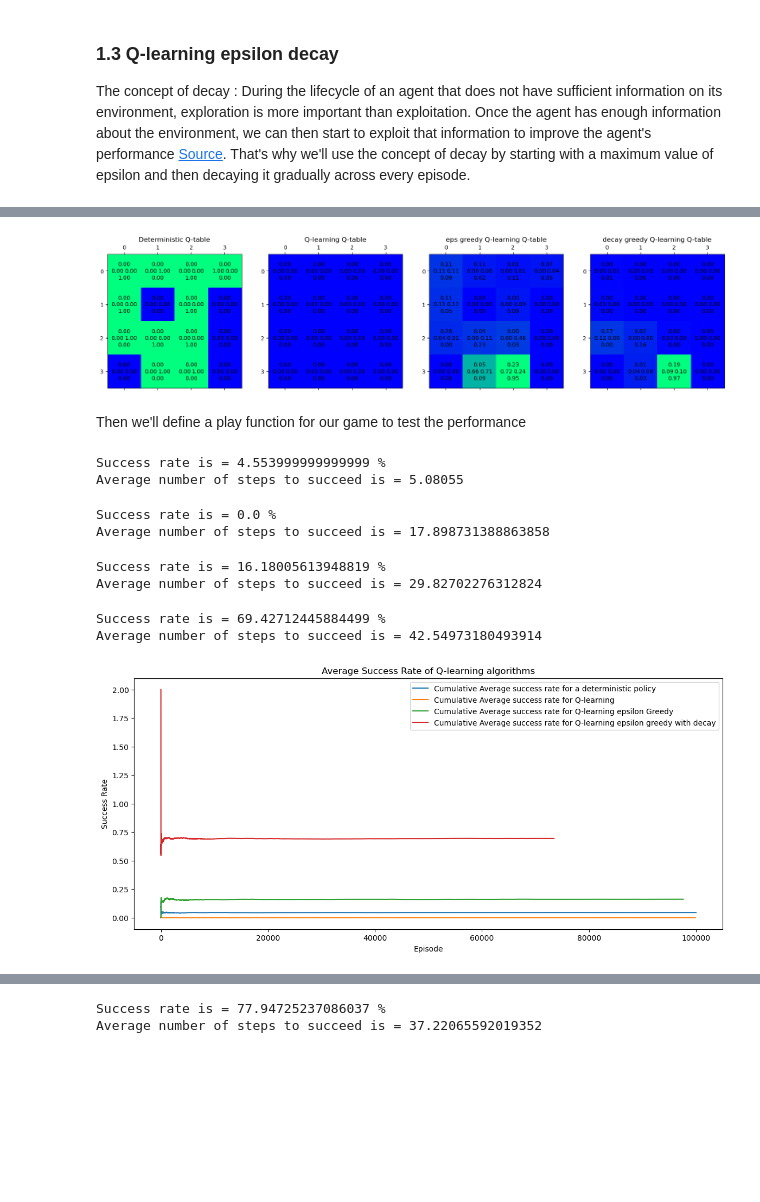
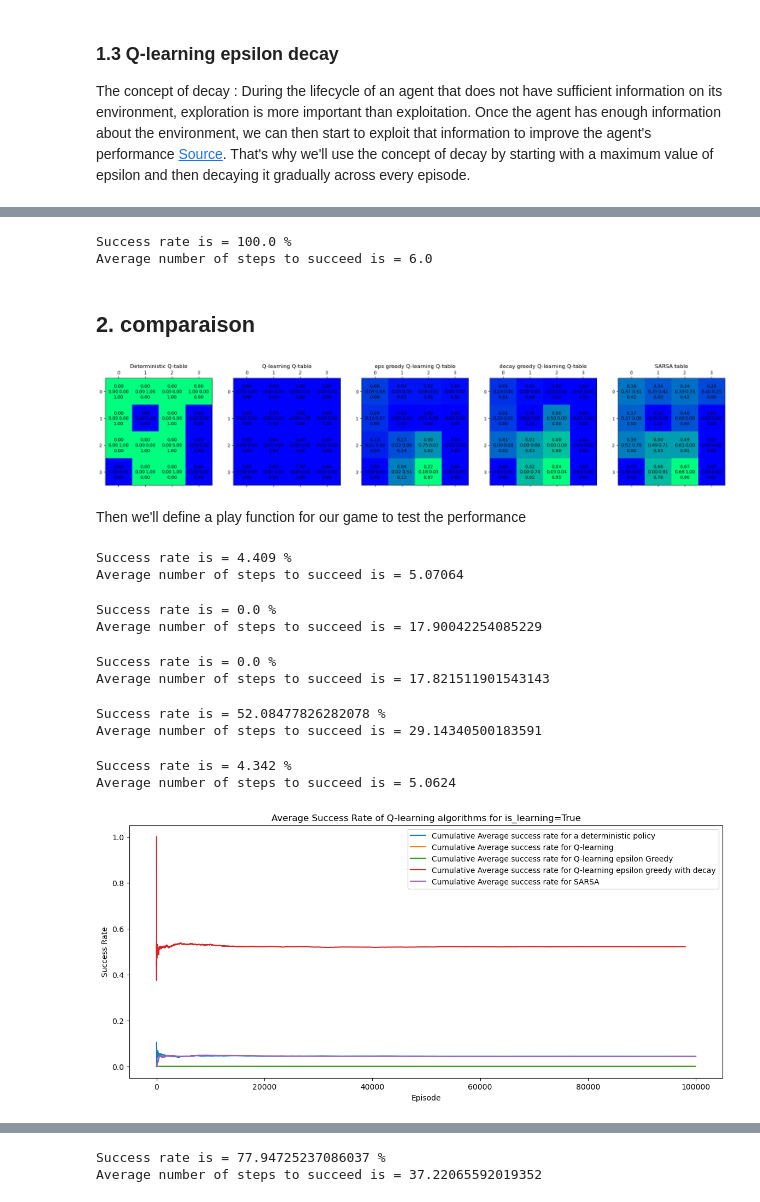
Before and after one commit to Abdellah-Laassairi/apst1-frozen-lake, a Jupyter notebook: frozen_lake.ipynb, the cells around one changed output, grey strips where cells are left out. Saved outputs shown, nothing was run; the diff lists cells and outputs as text; code cells hidden in the pictures; blank space fills up the shorter version.

```diff
--- a/frozen_lake.ipynb
+++ b/frozen_lake.ipynb
@@ -233,0 +274,2 @@ Q_table compraisons
+# %%
+sarsa_table = sarsa_train(env, alpha = 0.1, gamma = 1, epsilon = 0.5, episodes = 10000, steps = 1000)
@@ -234,29 +295,43 @@ Q_table compraisons
+# %%
+reward_sarsa, success_rate_sarsa, avg_nb_steps_sarsa = agent_play(env, sarsa_table)
+# %% [output]
+Success rate is = 100.0 %
+Average number of steps to succeed is = 6.0
+# %% [markdown]
+## 2. comparaison
 # %%
-
 deterministic_q_table = np.load("data/deterministic_q_table.npy")
 
-fig, ax = plt.subplots(1, 4)
-fig.set_size_inches(20, 5)
-im = Image.open('images/frozen_lake.jpg')
+fig, ax = plt.subplots(1, 5)
+fig.set_size_inches(25, 7)
+# im = Image.open('images/frozen_lake.jpg')
 plt.title("Q-table of the game")
 
 # Creating the heat maps
 map_q = np.sum(q_table, axis = 1)
 map_q= map_q.reshape(4, 4)
+
 map_d = np.sum(deterministic_q_table, axis = 1)
 map_d= map_d.reshape(4, 4)
+
 map_g = np.sum(q_table_greedy, axis = 1)
 map_g= map_g.reshape(4, 4)
+
 map_e = np.sum(q_table_greedy_decay, axis = 1)
 map_e= map_e.reshape(4, 4)
 
-ax[0].imshow(im, alpha=1)
-ax[1].imshow(im, alpha=1)
+map_s = np.sum(sarsa_table, axis = 1)
+map_s= map_s.reshape(4, 4)
+
+
+# ax[0].imshow(im, alpha=1)
+# ax[1].imshow(im, alpha=1)
 
 ax[0].matshow(map_d, cmap='winter')
 ax[1].matshow(map_q, cmap='winter')
 ax[2].matshow(map_g, cmap='winter')
 ax[3].matshow(map_e, cmap='winter')
+ax[4].matshow(map_s, cmap='winter')
 
 pos=[0,1,2,3]
 
@@ -264,38 +339,46 @@ deterministic_q_table_reshaped=deterministic_q_table.reshape((4,4,4))
 q_table_reshaped=q_table.reshape((4,4,4))
 greedy_reshaped=q_table_greedy.reshape((4,4,4))
 q_table_greedy_decay_reshaped =q_table_greedy_decay.reshape((4,4,4))
+sarsa_reshaped =sarsa_table.reshape((4,4,4))
+
+
 deviation = 0.2
 for i in pos: # rows
     for j in pos: # cols
 
         ax[0].text(j-deviation, i, '{:0.2f}'.format(deterministic_q_table_reshaped[i][j][0]), ha='center', va='center') # 0 Left
         ax[0].text(j, i+deviation, '{:0.2f}'.format(deterministic_q_table_reshaped[i][j][1]), ha='center', va='center') # 1 Down
         ax[0].text(j+deviation, i, '{:0.2f}'.format(deterministic_q_table_reshaped[i][j][2]), ha='center', va='center') # 2 right
         ax[0].text(j, i-deviation, '{:0.2f}'.format(deterministic_q_table_reshaped[i][j][3]), ha='center', va='center') # 3 up
         ax[0].set_title("Deterministic Q-table")
 
         ax[1].text(j-deviation, i, '{:0.2f}'.format(q_table_reshaped[i][j][0]), ha='center', va='center') # 0 Left
         ax[1].text(j, i+deviation, '{:0.2f}'.format(q_table_reshaped[i][j][1]), ha='center', va='center') # 1 Down
         ax[1].text(j+deviation, i, '{:0.2f}'.format(q_table_reshaped[i][j][2]), ha='center', va='center') # 2 right
         ax[1].text(j, i-deviation, '{:0.2f}'.format(q_table_reshaped[i][j][3]), ha='center', va='center') # 3 up
         ax[1].set_title("Q-learning Q-table")
 
         ax[2].text(j-deviation, i, '{:0.2f}'.format(greedy_reshaped[i][j][0]), ha='center', va='center') # 0 Left
         ax[2].text(j, i+deviation, '{:0.2f}'.format(greedy_reshaped[i][j][1]), ha='center', va='center') # 1 Down
         ax[2].text(j+deviation, i, '{:0.2f}'.format(greedy_reshaped[i][j][2]), ha='center', va='center') # 2 right
         ax[2].text(j, i-deviation, '{:0.2f}'.format(greedy_reshaped[i][j][3]), ha='center', va='center') # 3 up
         ax[2].set_title("eps greedy Q-learning Q-table")
 
 
         ax[3].text(j-deviation, i, '{:0.2f}'.format(q_table_greedy_decay_reshaped[i][j][0]), ha='center', va='center') # 0 Left
         ax[3].text(j, i+deviation, '{:0.2f}'.format(q_table_greedy_decay_reshaped[i][j][1]), ha='center', va='center') # 1 Down
         ax[3].text(j+deviation, i, '{:0.2f}'.format(q_table_greedy_decay_reshaped[i][j][2]), ha='center', va='center') # 2 right
         ax[3].text(j, i-deviation, '{:0.2f}'.format(q_table_greedy_decay_reshaped[i][j][3]), ha='center', va='center') # 3 up
         ax[3].set_title("decay greedy Q-learning Q-table")
 
+        ax[4].text(j-deviation, i, '{:0.2f}'.format(sarsa_reshaped[i][j][0]), ha='center', va='center') # 0 Left
+        ax[4].text(j, i+deviation, '{:0.2f}'.format(sarsa_reshaped[i][j][1]), ha='center', va='center') # 1 Down
+        ax[4].text(j+deviation, i, '{:0.2f}'.format(sarsa_reshaped[i][j][2]), ha='center', va='center') # 2 right
+        ax[4].text(j, i-deviation, '{:0.2f}'.format(sarsa_reshaped[i][j][3]), ha='center', va='center') # 3 up
+        ax[4].set_title("SARSA table")
 plt.show()
 # %% [output]
-[figure, old version]
+[figure, new version]
 # %% [markdown]
 Then we'll define a play function for our game to test the performance
 # %%
@@ -320,35 +403,33 @@ def agent_play(env,q_table, max_n_episodes=100000, max_steps=100):
     print(f'Success rate is = {100*success_rate} %')
     print(f'Average number of steps to succeed is = {avg_num_steps}')
     return rewards, success_rate, avg_num_steps
-# %%
-rewards_d, success_rate_d, avg_num_steps_d= agent_play(env, q_table=deterministic_q_table)
-# %% [output]
-Success rate is = 4.553999999999999 %
-Average number of steps to succeed is = 5.08055
-# %%
-rewards_q, success_rate_q, avg_num_steps_q= agent_play(env, q_table=q_table)
-# %% [output]
-Success rate is = 0.0 %
-Average number of steps to succeed is = 17.898731388863858
-# %%
-rewards_q_greedy, success_rate_q_greedy, avg_num_steps_q_greedy= agent_play(env, q_table=q_table_greedy)
-# %% [output]
-Success rate is = 16.18005613948819 %
-Average number of steps to succeed is = 29.82702276312824
-# %%
-rewards_q_greedy_decay, success_rate_q_greedy_decay, avg_num_steps_q_greedy_decay= agent_play(env, q_table=q_table_greedy_decay)
-# %% [output]
-Success rate is = 69.42712445884499 %
-Average number of steps to succeed is = 42.54973180493914
+# %%
+rewards_d, success_rate_d, avg_num_steps_d= agent_play(env, q_table=deterministic_q_table)
+rewards_q, success_rate_q, avg_num_steps_q= agent_play(env, q_table=q_table)
+rewards_q_greedy, success_rate_q_greedy, avg_num_steps_q_greedy= agent_play(env, q_table=q_table_greedy)
+rewards_q_greedy_decay, success_rate_q_greedy_decay, avg_num_steps_q_greedy_decay= agent_play(env, q_table=q_table_greedy_decay)
+rewards_sarsa, success_rate_sarsa, avg_num_steps_sarsa= agent_play(env, q_table=sarsa_table)
+# %% [output]
+Success rate is = 4.409 %
+Average number of steps to succeed is = 5.07064
+Success rate is = 0.0 %
+Average number of steps to succeed is = 17.90042254085229
+Success rate is = 0.0 %
+Average number of steps to succeed is = 17.821511901543143
+Success rate is = 52.08477826282078 %
+Average number of steps to succeed is = 29.14340500183591
+Success rate is = 4.342 %
+Average number of steps to succeed is = 5.0624
 # %%
 fig, axes = plt.subplots(figsize=(14, 6))
 plt.plot(np.arange(len(rewards_d)), np.cumsum(rewards_d)/np.arange(len(rewards_d)), label="Cumulative Average success rate for a deterministic policy")
 plt.plot(np.arange(len(rewards_q)), np.cumsum(rewards_q)/np.arange(len(rewards_q)), label="Cumulative Average success rate for Q-learning")
 plt.plot(np.arange(len(rewards_q_greedy)), np.cumsum(rewards_q_greedy)/np.arange(len(rewards_q_greedy)), label="Cumulative Average success rate for Q-learning epsilon Greedy")
 plt.plot(np.arange(len(rewards_q_greedy_decay)), np.cumsum(rewards_q_greedy_decay)/np.arange(len(rewards_q_greedy_decay)), label="Cumulative Average success rate for Q-learning epsilon greedy with decay")
+plt.plot(np.arange(len(rewards_sarsa)), np.cumsum(rewards_sarsa)/np.arange(len(rewards_sarsa)), label="Cumulative Average success rate for SARSA")
 
-axes.set(xlabel='Episode', ylabel='Success Rate', title='Average Success Rate of Q-learning algorithms')
+axes.set(xlabel='Episode', ylabel='Success Rate', title='Average Success Rate of Q-learning algorithms for is_learning=True')
 plt.legend()
 plt.show()
 # %% [output]
-[figure, old version]
+[figure, new version]
```
Also changed, not shown: parts of 37 cells of this notebook.
